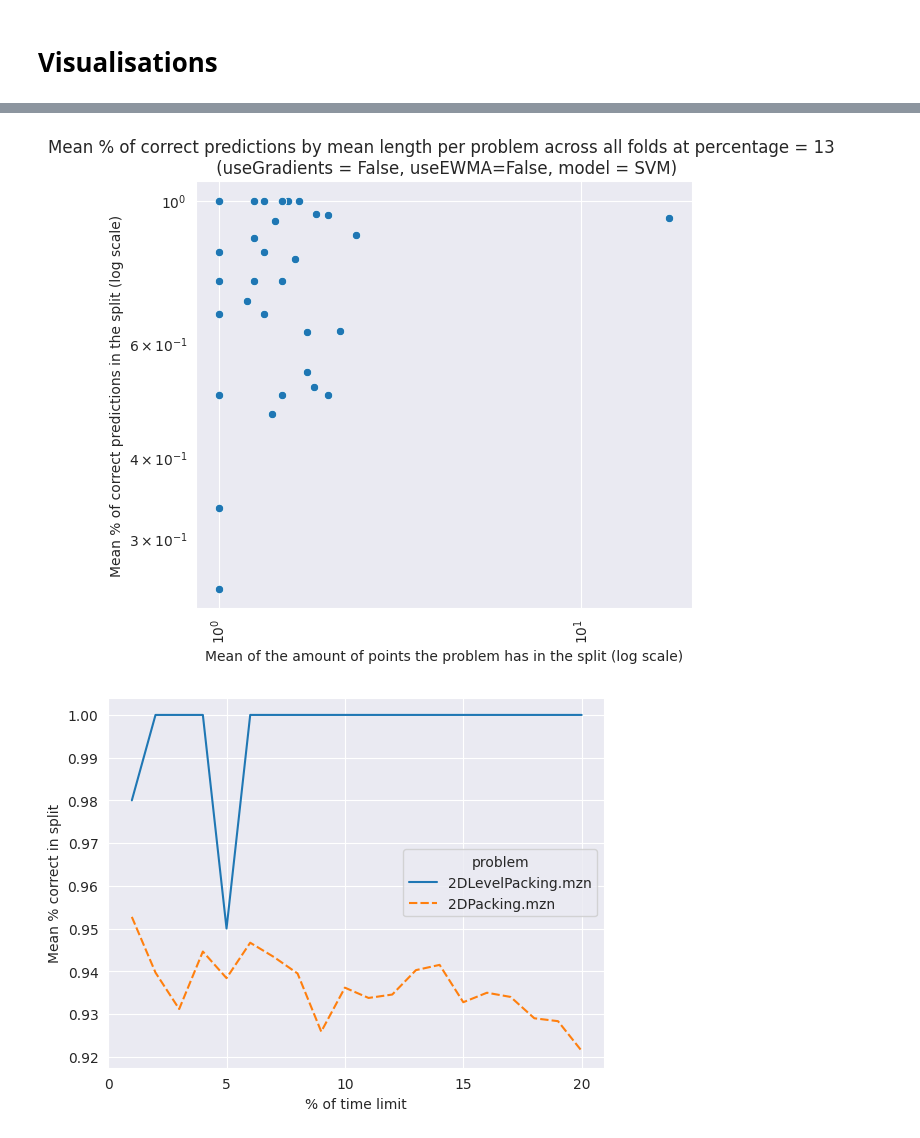
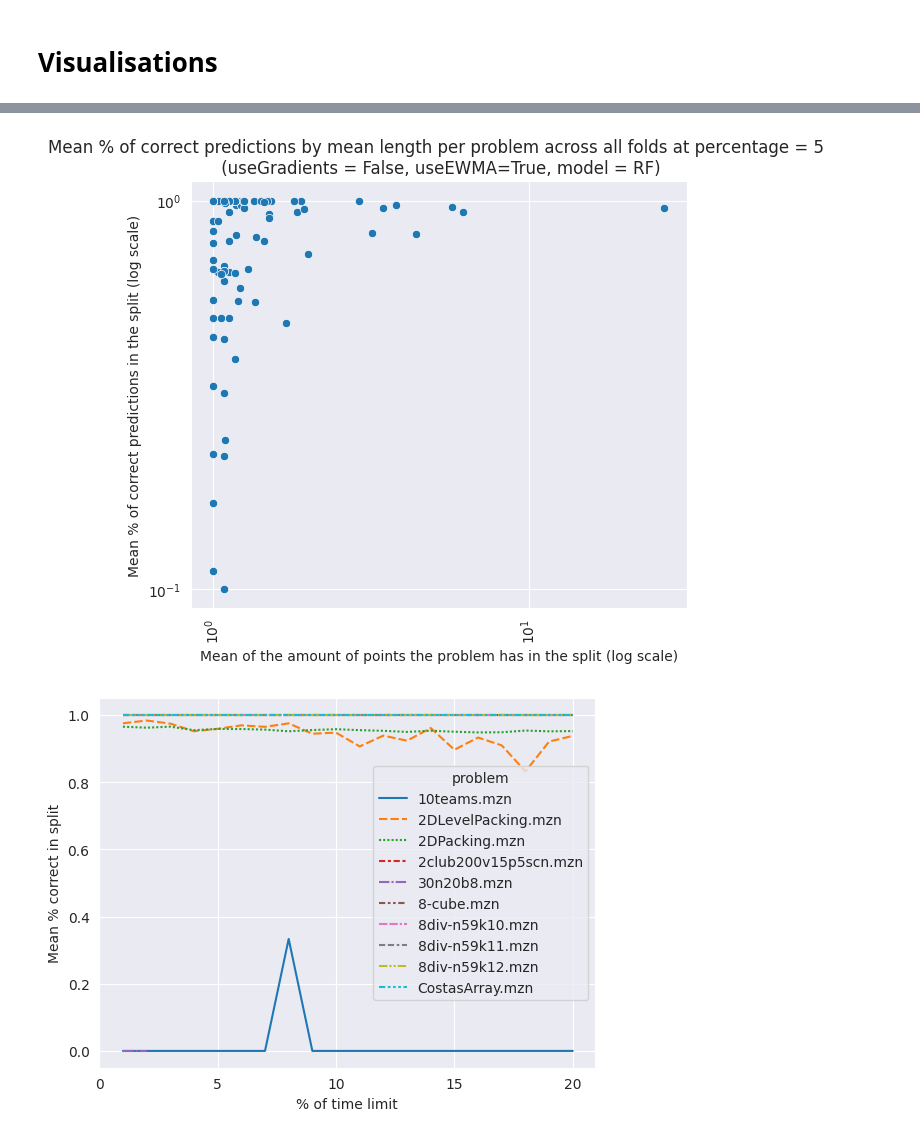
Before and after one commit to IDMP-B-2022/done-soon, a Jupyter notebook: notebooks/analysis.ipynb, the cells around one changed output, grey strips where cells are left out. Cells and saved outputs as stored; diff of their text form; code cells hidden in the pictures.

```diff
--- a/notebooks/analysis.ipynb
+++ b/notebooks/analysis.ipynb
@@ -7,29 +8,37 @@ import pandas as pd
 import seaborn
 # %%
 def parse_files(root_path):
-    files = root_path.joinpath("./outputs").glob("*.json")
+    files = root_path.joinpath("./outputs-reuben-lag-5").glob("*.json")
     f1_results = []
     per_problem_results = []
 
     for file in files:
 
         file_data = json.loads(file.read_text())
+        if not 'hyperparameters' in file_data:
+            continue
+
         original_target = root_path.joinpath(file_data["original_target"])
         original_dict = json.loads(Path(original_target).read_text())
 
         f1_scores = file_data['f1_scores']
 
+        hash_dict = lambda d: hashlib.sha256(json.dumps(d, sort_keys=True).encode()).hexdigest()
+
         for problem in file_data['per_problem'].keys():
-
             perf_per_fold = file_data['per_problem'][problem]
             for fold_performance in perf_per_fold:
-                perf_per_fold = {**fold_performance, **original_dict, 'problem': problem}
+                perf_per_fold = {**fold_performance, **original_dict, 'problem': problem,
+                                 'hyperparameters': file_data['hyperparameters'],
+                                 'hyperparameter_hash': hash_dict(file_data['hyperparameters'])}
                 per_problem_results += [perf_per_fold]
 
         for fold, score in enumerate(f1_scores):
             results_dict = {
                 "f1": score,
                 "fold": fold,
+                'hyperparameters': file_data['hyperparameters'],
+                'hyperparameter_hash': hash_dict(file_data['hyperparameters'])
             }
 
             results_dict = {**results_dict, **original_dict}
@@ -136,36 +256,36 @@ def scatterplot_length_vs_correct_per_problem(data_df, model, use_ewma, use_grad
     plt.show()
 
 
-scatterplot_length_vs_correct_per_problem(per_problem, 'SVM', False, False)
+scatterplot_length_vs_correct_per_problem(per_problem, 'RF', True, False)
 # %% [output]
-[figure, old version]
+[figure, new version]
 # %%
 def line_graph_problem_vs_percentage(df, model, use_ewma, use_gradient):
     model_only = df[(df['model'] == model) & (df['use_ewma'] == use_ewma) & (df['use_gradient'] == use_gradient)]
     # Assuming you have the pivot table named 'pivot_table'
     pivot_table = model_only.pivot_table(index='percentage', columns='problem', values='correct', aggfunc='mean').iloc[
-                  :, 0:5]
+                  :, 0:10]
 
     ax = seaborn.lineplot(data=pivot_table, legend=True).set(
         ylabel="Mean % correct in split",
         xlabel="% of time limit",
-        xticks=list(range(0,21, 5))
+        xticks=list(range(0, 21, 5))
     )
 
     # Show the plot
     plt.show()
 
 
 # print(pivot_table)
 
 
 #
 # plt.xticks(rotation=90)
 # plt.subplots_adjust(top=1)
 # plt.show()
 #
 
 
-line_graph_problem_vs_percentage(per_problem, 'SVM', False, False)
+line_graph_problem_vs_percentage(per_problem, 'RF', False, False)
 # %% [output]
-[figure, old version]
+[figure, new version]
```
Also changed, not shown: parts of 8 cells of this notebook.
